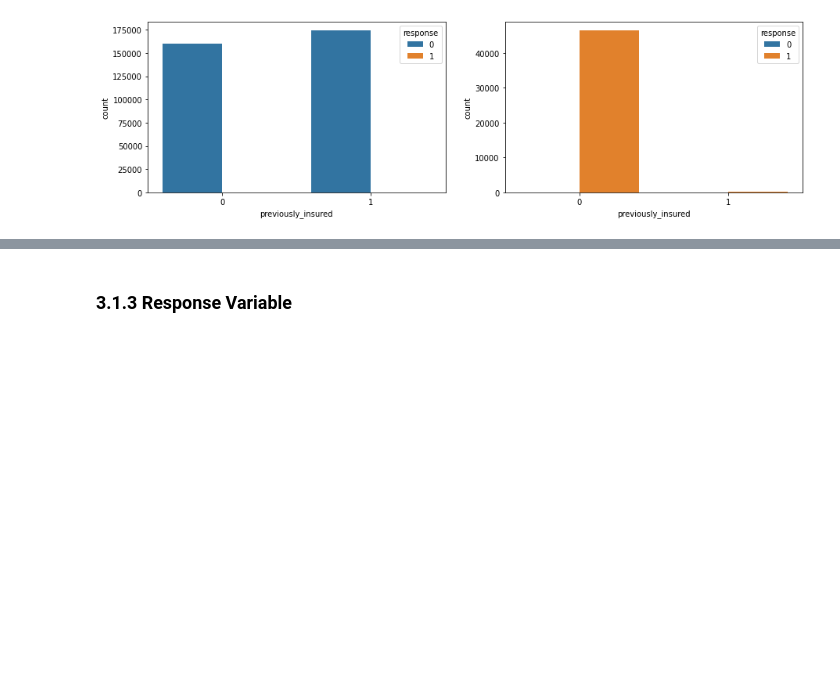
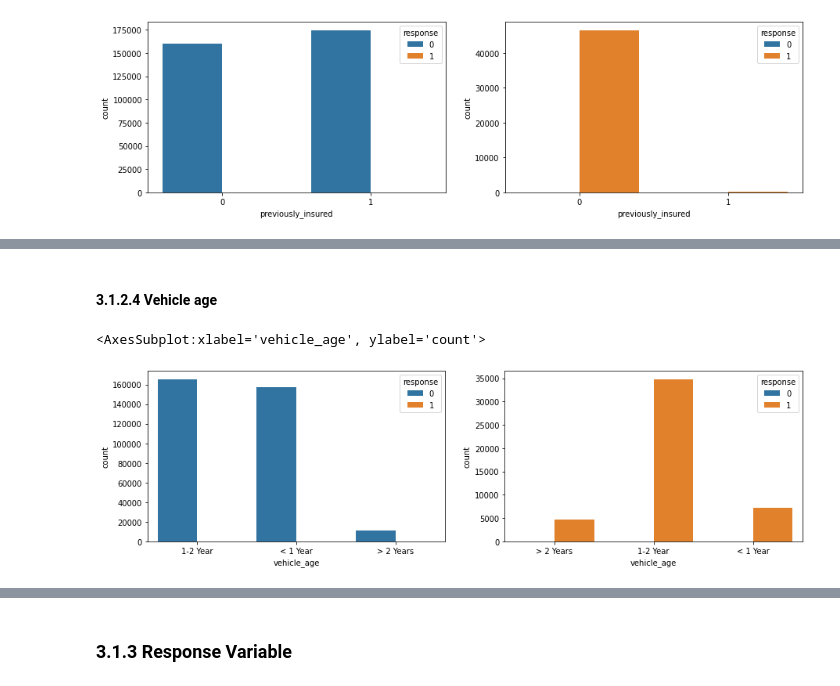
Before and after one commit to LessioGuilherme/pa004_health_insurance_cross_sell, a Jupyter notebook: pa004_health_insurance_cross_sell_sprint03.ipynb, the cells around one changed output, grey strips where cells are left out. Saved outputs shown, nothing was run; the diff lists cells and outputs as text; code cells hidden in the pictures; blank space fills up the shorter version.

```diff
--- a/pa004_health_insurance_cross_sell_sprint03.ipynb
+++ b/pa004_health_insurance_cross_sell_sprint03.ipynb
@@ -620,0 +629,9 @@ aux7
+# %% [markdown]
+#### 3.1.2.4 Vehicle age
+# %%
+fig, axs = plt.subplots(ncols= 2, figsize = (15,4))
+sns.countplot(df3[df3['response']==0]['vehicle_age'], hue=df3['response'], ax=axs[0])
+sns.countplot(df3[df3['response']==1]['vehicle_age'], hue=df3['response'], ax=axs[1])
+# %% [output]
+<AxesSubplot:xlabel='vehicle_age', ylabel='count'>
+[figure, added]
```
Also changed, not shown: parts of 9 cells of this notebook.
